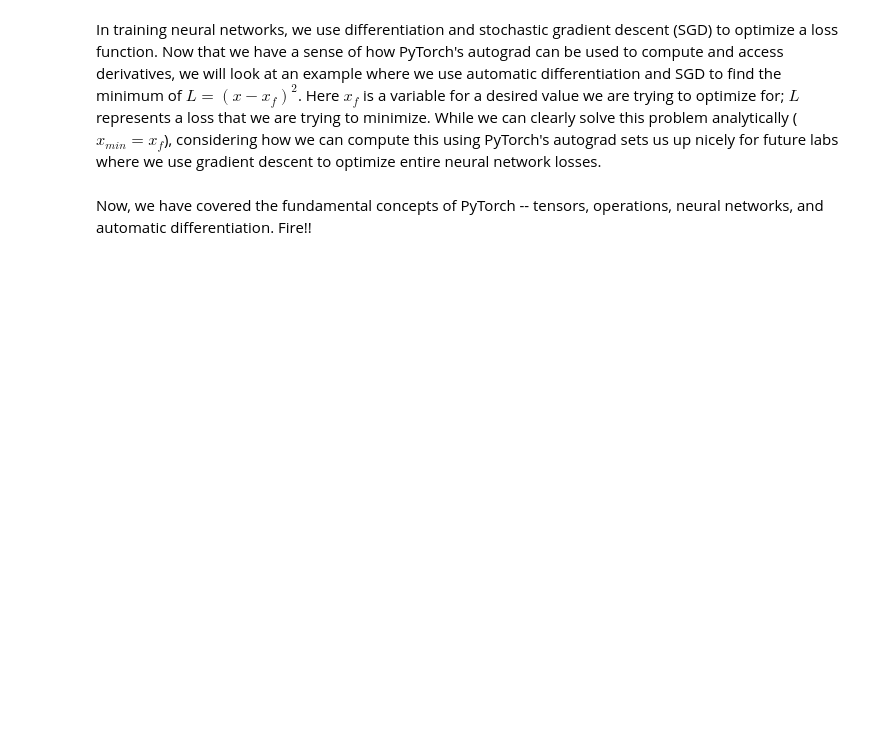
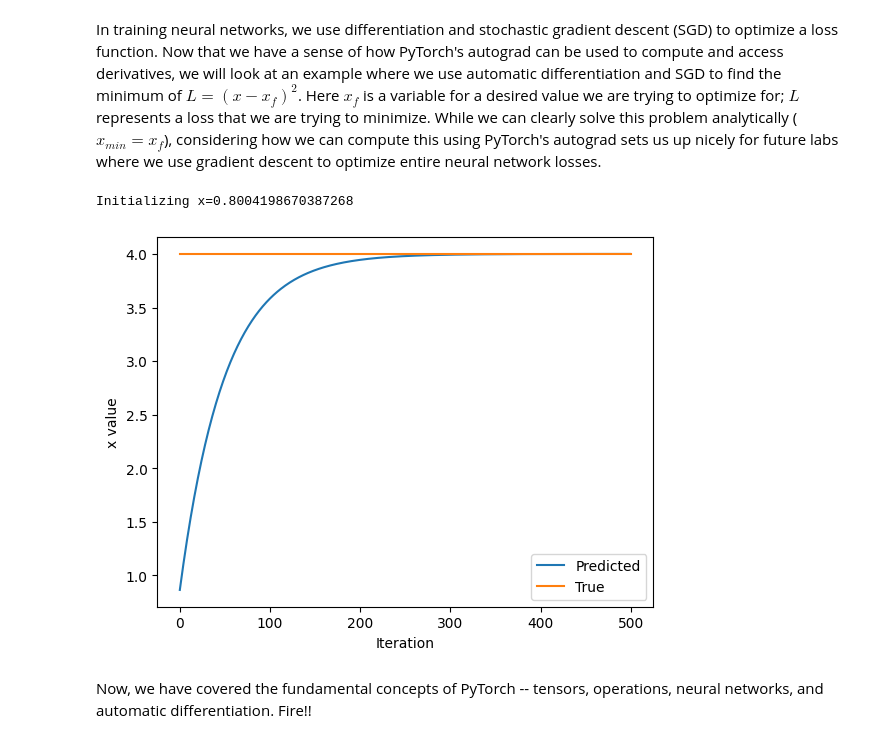
Before and after one commit to amanrajaman/introtodeeplearning, a Jupyter notebook: lab1/PT_Part1_Intro.ipynb, the cells around one changed output. Drawn from its saved outputs; the diff is of its cells as text; code cells hidden in the pictures; blank space fills up the shorter version.

```diff
--- a/lab1/PT_Part1_Intro.ipynb
+++ b/lab1/PT_Part1_Intro.ipynb
@@ -321,33 +347,36 @@ In training neural networks, we use differentiation and stochastic gradient desc
 x = torch.randn(1)
 print(f"Initializing x={x.item()}")
 
 learning_rate = 1e-2  # Learning rate
 history = []
 x_f = 4  # Target value
 
 
 # We will run gradient descent for a number of iterations. At each iteration, we compute the loss,
 #   compute the derivative of the loss with respect to x, and perform the update.
 for i in range(500):
     x = torch.tensor([x], requires_grad=True)
 
     # TODO: Compute the loss as the square of the difference between x and x_f
-    loss = # TODO
+    loss = torch.square(torch.subtract(x_f,x))# TODO
 
     # Backpropagate through the loss to compute gradients
     loss.backward()
 
     # Update x with gradient descent
     x = x.item() - learning_rate * x.grad
 
     history.append(x.item())
 
 # Plot the evolution of x as we optimize toward x_f!
 plt.plot(history)
 plt.plot([0, 500], [x_f, x_f])
 plt.legend(('Predicted', 'True'))
 plt.xlabel('Iteration')
 plt.ylabel('x value')
 plt.show()
+# %% [output]
+Initializing x=0.8004198670387268
+[figure, added]
 # %% [markdown]
 Now, we have covered the fundamental concepts of PyTorch -- tensors, operations, neural networks, and automatic differentiation. Fire!!
```
Also changed, not shown: parts of 15 cells of this notebook.
